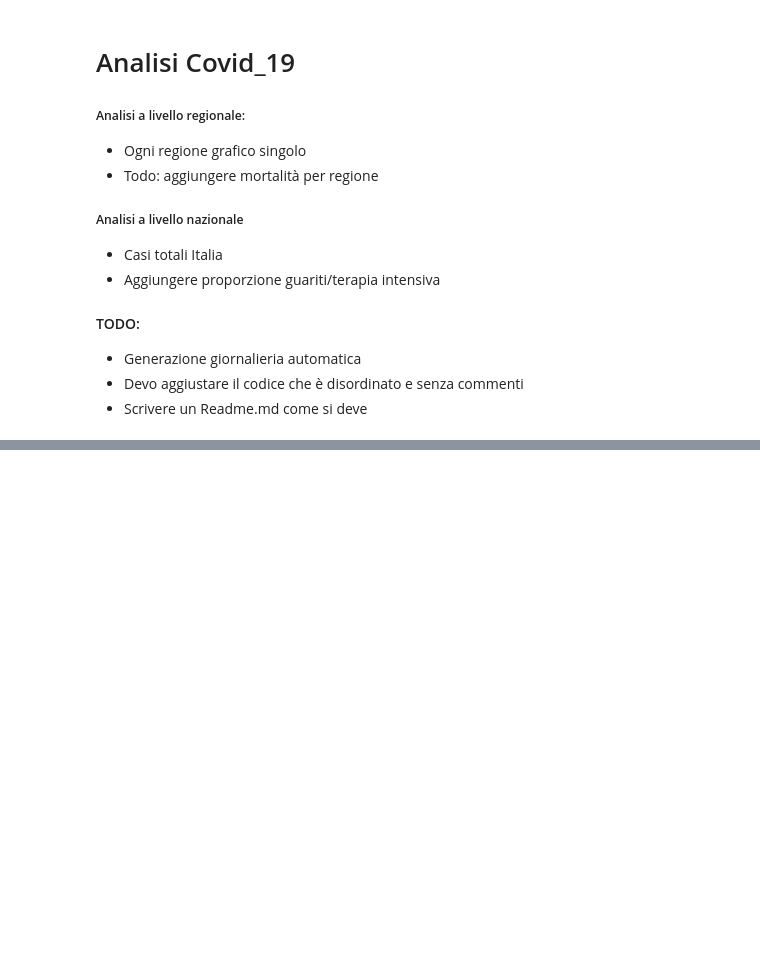
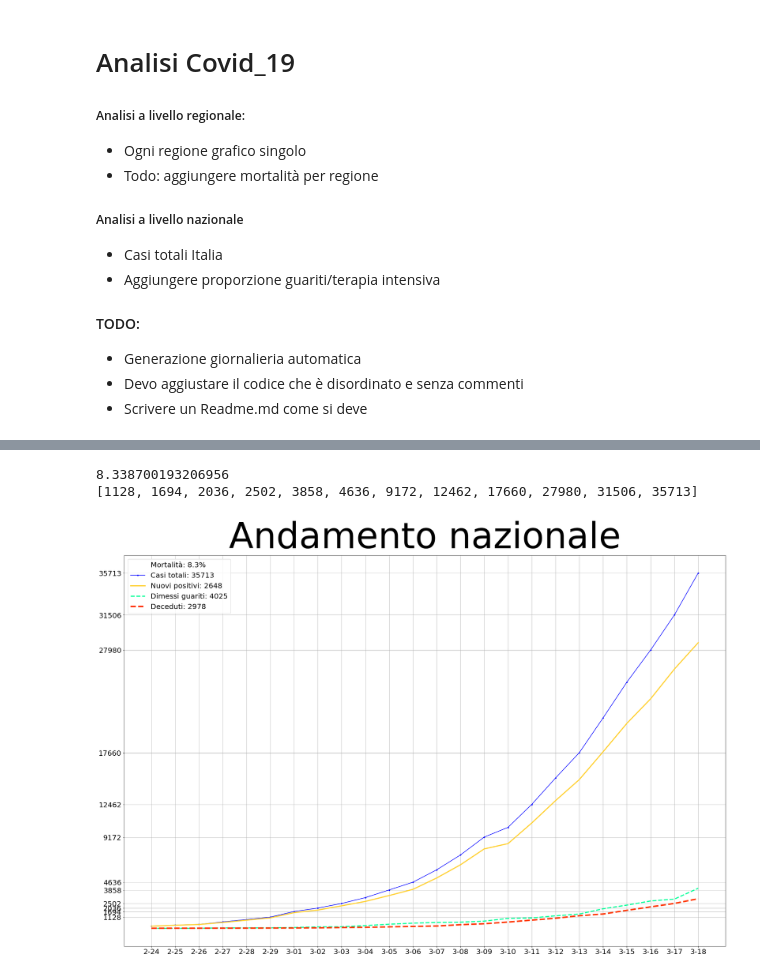
Before and after one commit to jacklapinza/Covid_Italia, a Jupyter notebook: Analisi COVID-19 - Federico.ipynb, the cells around one changed output, grey strips where cells are left out. Cells and saved outputs as stored; diff of their text form; code cells hidden in the pictures; blank space fills up the shorter version.

```diff
--- a/Analisi COVID-19 - Federico.ipynb
+++ b/Analisi COVID-19 - Federico.ipynb
@@ -113,3 +136,79 @@ for z in regione_tot:
 # %%
 # dati-andamento-nazionale
 df_nazionale = pd.read_csv('COVID-19/dati-andamento-nazionale/dpc-covid19-ita-andamento-nazionale.csv')
+# %%
+x1 = df_nazionale.data
+x = []
+for f in x1:
+    x.append(f[6:10])
+
+totale_casi = df_nazionale.totale_casi
+
+tot_nuovi_postivi = []
+tot_deceduti = []
+tot_guariti = []
+casi_totali = []
+ticks = []
+ticks_1 = []
+
+for p in totale_casi:
+    casi_totali.append(p)
+
+for w in totale_casi:
+    if w % 2 == 0 and w > 1000:
+        ticks.append(w)
+    else:
+        pass
+
+for w1 in df_nazionale.nuovi_attualmente_positivi:
+    tot_nuovi_postivi.append(w1)
+
+for w2 in df_nazionale.dimessi_guariti:
+    tot_guariti.append(w2)
+
+for w3 in df_nazionale.deceduti:
+    tot_deceduti.append(w3)
+
+
+
+ticks_1.append(casi_totali[-1])
+ticks.extend(ticks_1)
+
+
+
+nuovi_positivi = df_nazionale.totale_attualmente_positivi
+totale_deceduti = df_nazionale.deceduti
+totale_guariti = df_nazionale.dimessi_guariti
+
+plt.yticks(ticks)
+
+
+plt.rc('ytick', labelsize=12)
+plt.rc('xtick', labelsize=10)
+
+plt.rcParams["figure.figsize"]=20,20
+
+toll_1_tot = int(casi_totali[-1])
+toll_2_tot = int(tot_deceduti[-1])
+
+death_toll = (toll_2_tot/toll_1_tot)*100
+conv_deth_toll = str(death_toll)
+
+plt.plot(death_toll, color='#FFFFFF', label="Mortalità: {}%".format(conv_deth_toll[:3]))
+plt.plot(x, totale_casi, 'b.-',label='Casi totali: {}'.format(casi_totali[-1]))
+plt.plot(x, nuovi_positivi, color='#FFD133', linewidth=3, label="Nuovi positivi: {}".format(tot_nuovi_postivi[-1]))
+plt.plot(x, totale_guariti, color='#00ff99', linestyle="--", linewidth=3, label='Dimessi guariti: {}'.format(tot_guariti[-1]))
+plt.plot(x, totale_deceduti, color='#ff3300', linestyle="--", linewidth=4, label='Deceduti: {}'.format(tot_deceduti[-1]))
+
+plt.title("Andamento nazionale", fontsize=100)
+plt.legend(prop={'size': 20})
+plt.grid()
+
+
+
+print(death_toll)
+print(ticks)
+# %% [output]
+8.338700193206956
+[1128, 1694, 2036, 2502, 3858, 4636, 9172, 12462, 17660, 27980, 31506, 35713]
+[figure, added]
```
Also changed, not shown: parts of 12 cells of this notebook.
